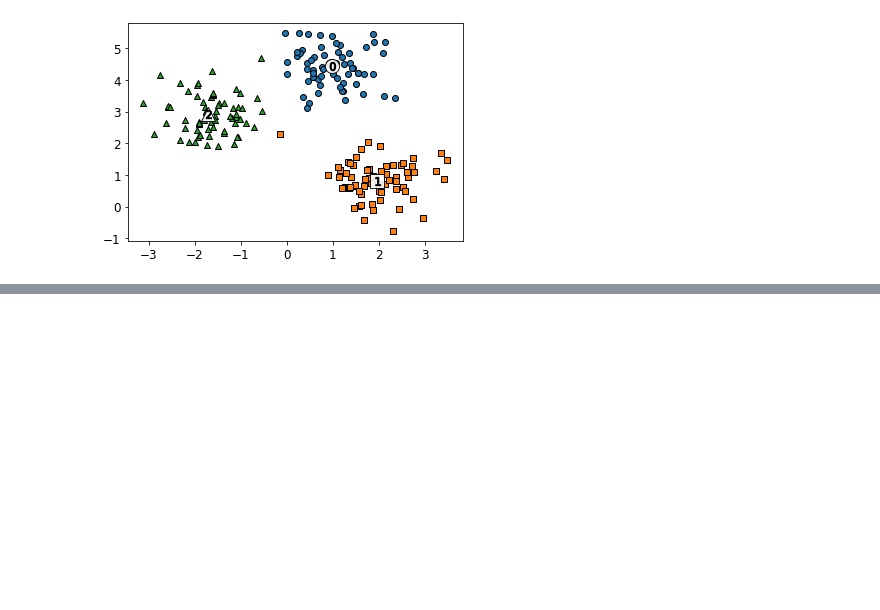
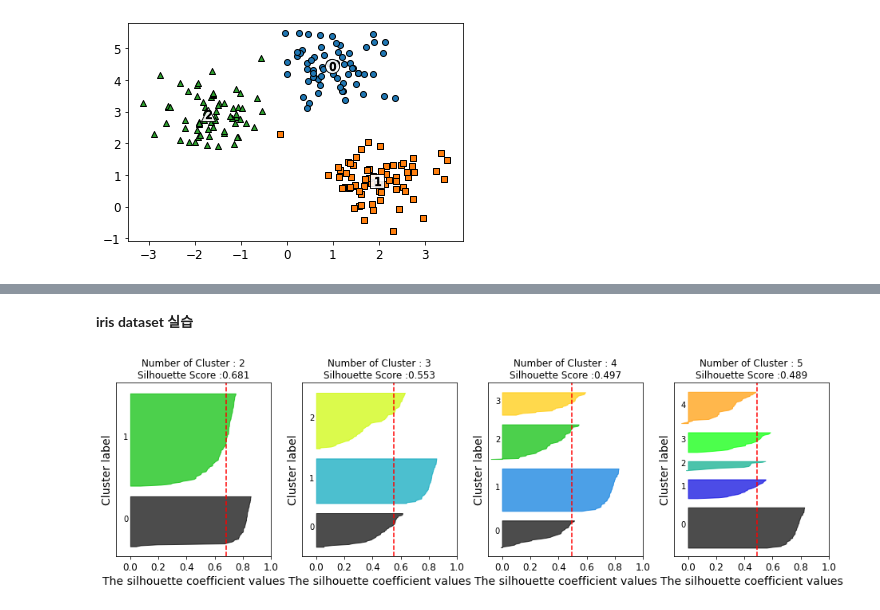
Before and after one commit to chaerui7967/Today_I_Learned, a Jupyter notebook: 머신러닝/군집화/군집평가_k_평균알고리즘.ipynb, the cells around one changed output, grey strips where cells are left out. Saved outputs shown, nothing was run; the diff lists cells and outputs as text; code cells hidden in the pictures; blank space fills up the shorter version.

```diff
--- a/머신러닝/군집화/군집평가_k_평균알고리즘.ipynb
+++ b/머신러닝/군집화/군집평가_k_평균알고리즘.ipynb
@@ -256,0 +396,9 @@ plt.show()
+# %% [markdown]
+**iris dataset 실습**
+# %%
+from sklearn.datasets import load_iris
+
+iris = load_iris()
+visualize_silhouette([2,3,4,5], iris.data)
+# %% [output]
+[figure, added]
```
Also changed, not shown: parts of 13 cells of this notebook.
